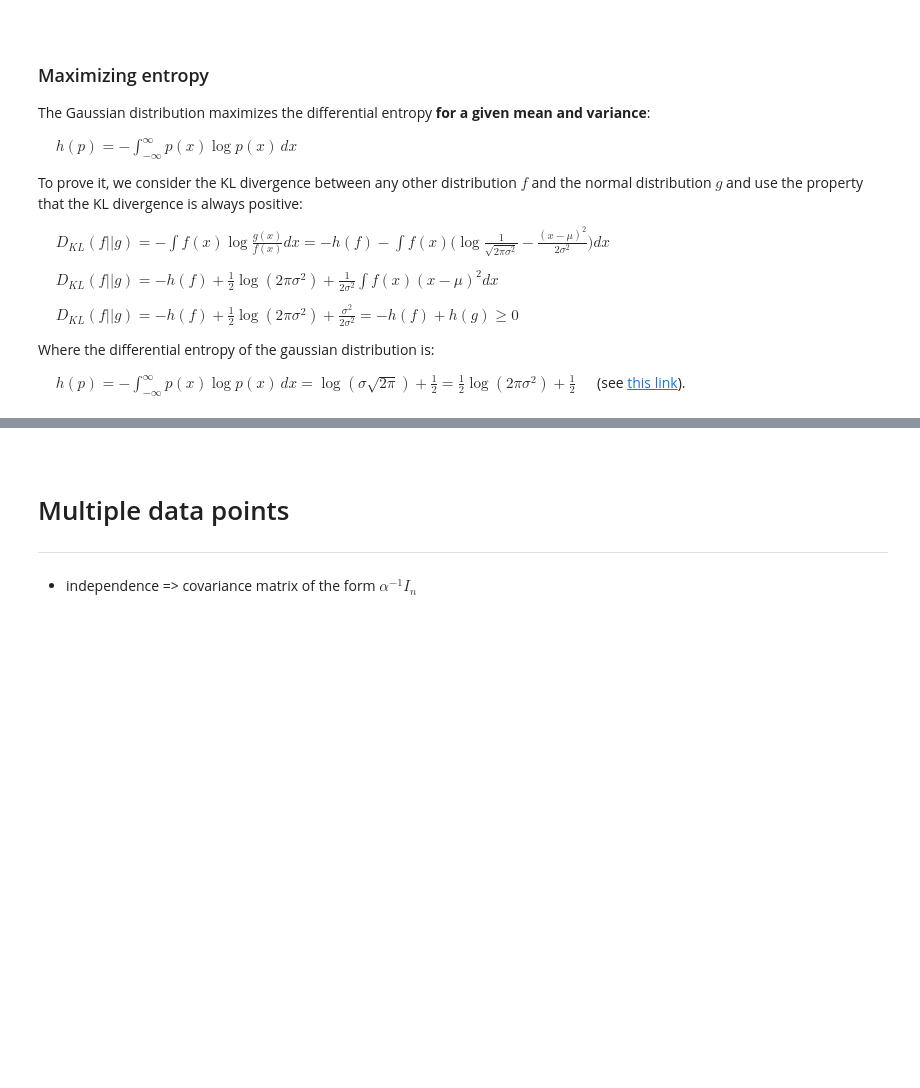
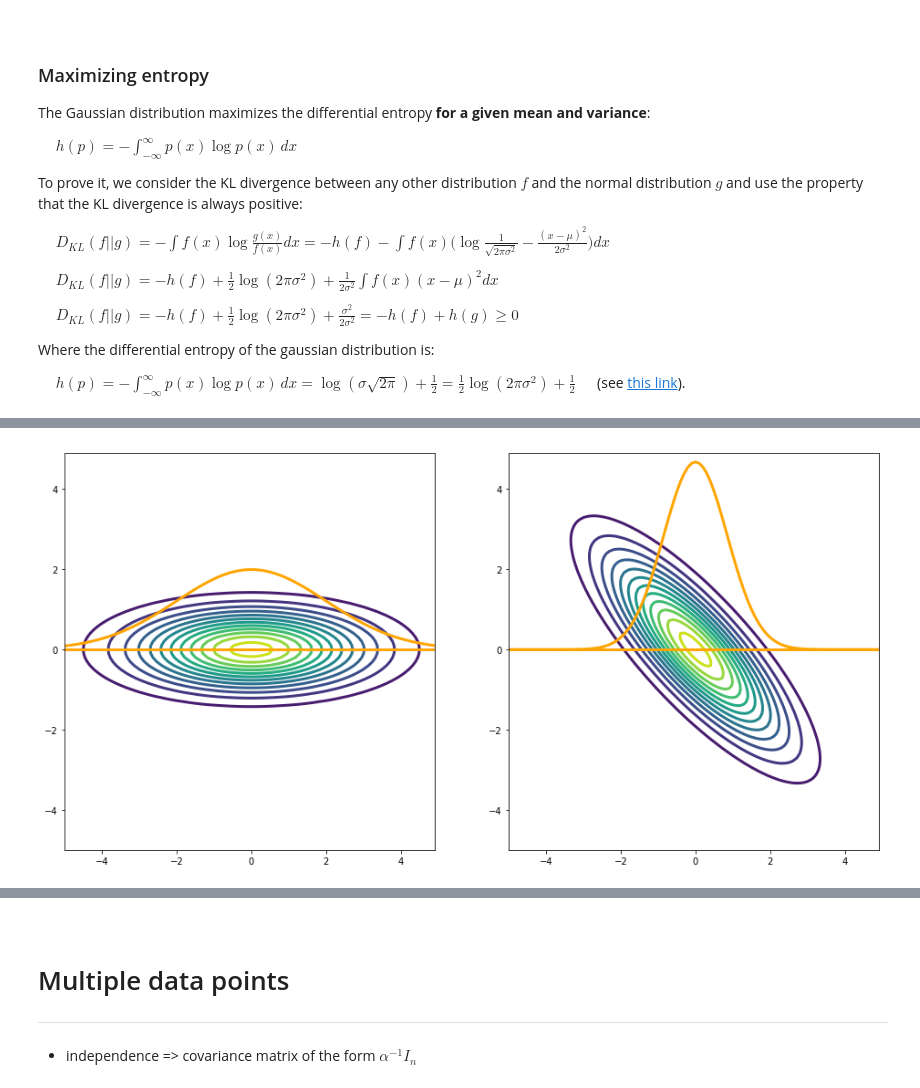
Before and after one commit to QuentinDuval/MLIntro, a Jupyter notebook: ml/0_basic_distribution_gaussian.ipynb, the cells around one changed output, grey strips where cells are left out. Cells and saved outputs as stored; diff of their text form; code cells hidden in the pictures; blank space fills up the shorter version.

```diff
--- a/ml/0_basic_distribution_gaussian.ipynb
+++ b/ml/0_basic_distribution_gaussian.ipynb
@@ -137,0 +225,40 @@ Where the differential entropy of the gaussian distribution is:
+# %%
+def p_pdf(mu, sigma, x):
+    x_shape = x.shape
+    sigma = np.linalg.inv(sigma)
+    dx = (x - mu).reshape((-1, 2))
+    out = np.sum(dx * (dx @ sigma.T), axis=-1)
+    return np.exp(- 0.5 * out).reshape(x_shape[:-1])
+
+
+def p_pdf_cond(mu, sigma, x):
+    partial_sigma_2 = sigma[0,0] - sigma[0,1] * (1 / sigma[1,1]) * sigma[1,0]
+    return np.exp(- x**2 / (2 * partial_sigma_2)) / math.sqrt(2 * math.pi * partial_sigma_2)
+
+
+def rotate_sigma(sigma, theta):
+    R = np.array([
+        [math.cos(theta), -math.sin(theta)],
+        [math.sin(theta), math.cos(theta)]])
+    return R.T @ sigma @ R
+
+
+xs_1 = np.arange(-5., 5., 0.1)
+xs_2 = np.arange(-5., 5., 0.1)
+X1, X2 = np.meshgrid(xs_1, xs_2)
+xs = np.stack((X1, X2), axis=-1)
+
+mu = np.array([0., 0.])
+sigma = np.array([[4.0, 0.0], [0.0, 0.4]])
+sigma2 = rotate_sigma(sigma, math.pi/4)
+
+fig, ax = plt.subplots(figsize=(16, 8), ncols=2)
+ax[0].contour(X1, X2, p_pdf(mu, sigma, xs), levels=12, linewidths=3, antialiased=True)
+ax[0].plot(xs_1, 10 * p_pdf_cond(mu, sigma, xs_1), color='orange', linewidth=3)
+ax[0].plot([np.min(X1), np.max(X2)], [0, 0], color='orange', linewidth=3)
+ax[1].contour(X1, X2, p_pdf(mu, sigma2, xs), levels=12, linewidths=3, antialiased=True)
+ax[1].plot(xs_1, 10 * p_pdf_cond(mu, sigma2, xs_1), color='orange', linewidth=3)
+ax[1].plot([np.min(X1), np.max(X2)], [0, 0], color='orange', linewidth=3)
+plt.show()
+# %% [output]
+[figure, added]
```
Also changed, not shown: parts of 10 cells of this notebook.
